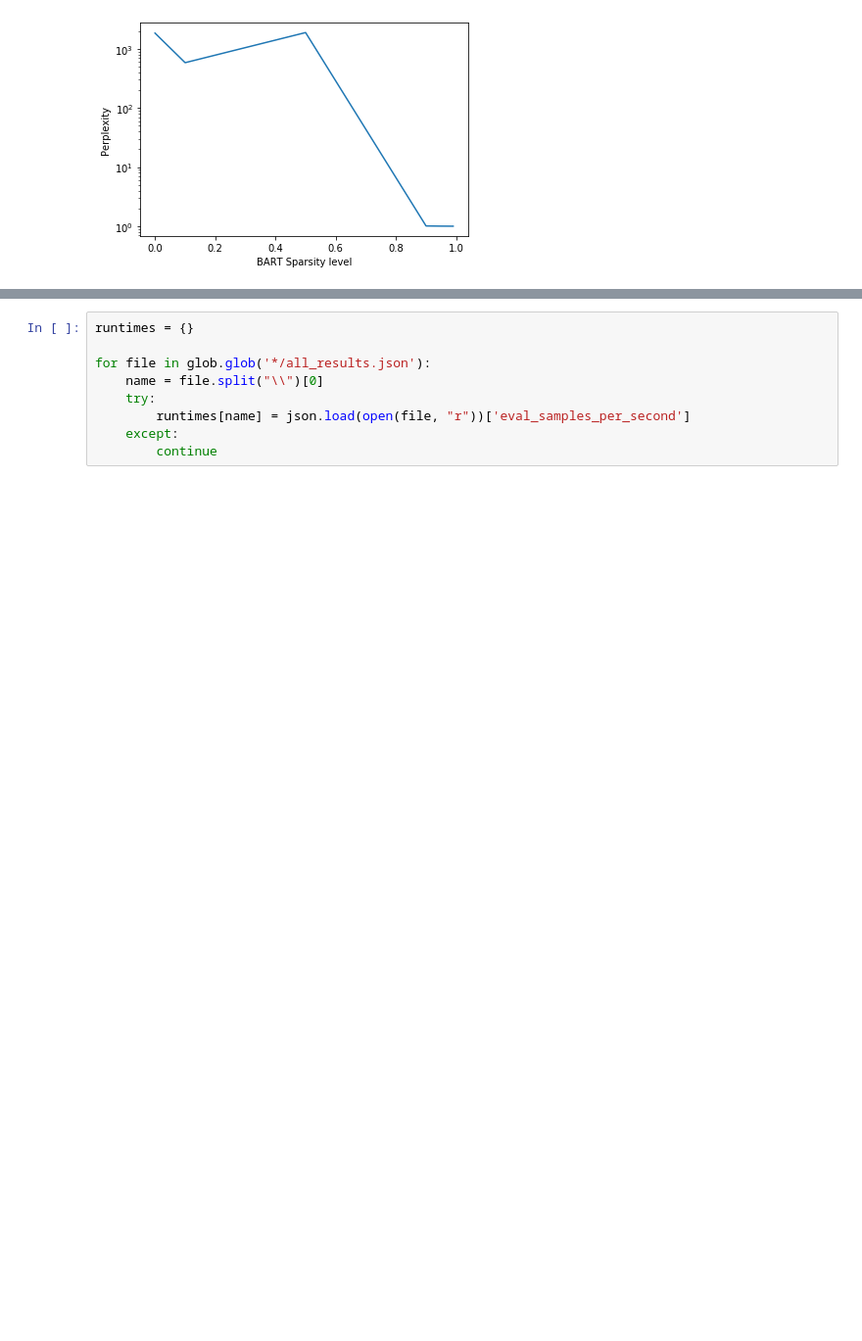
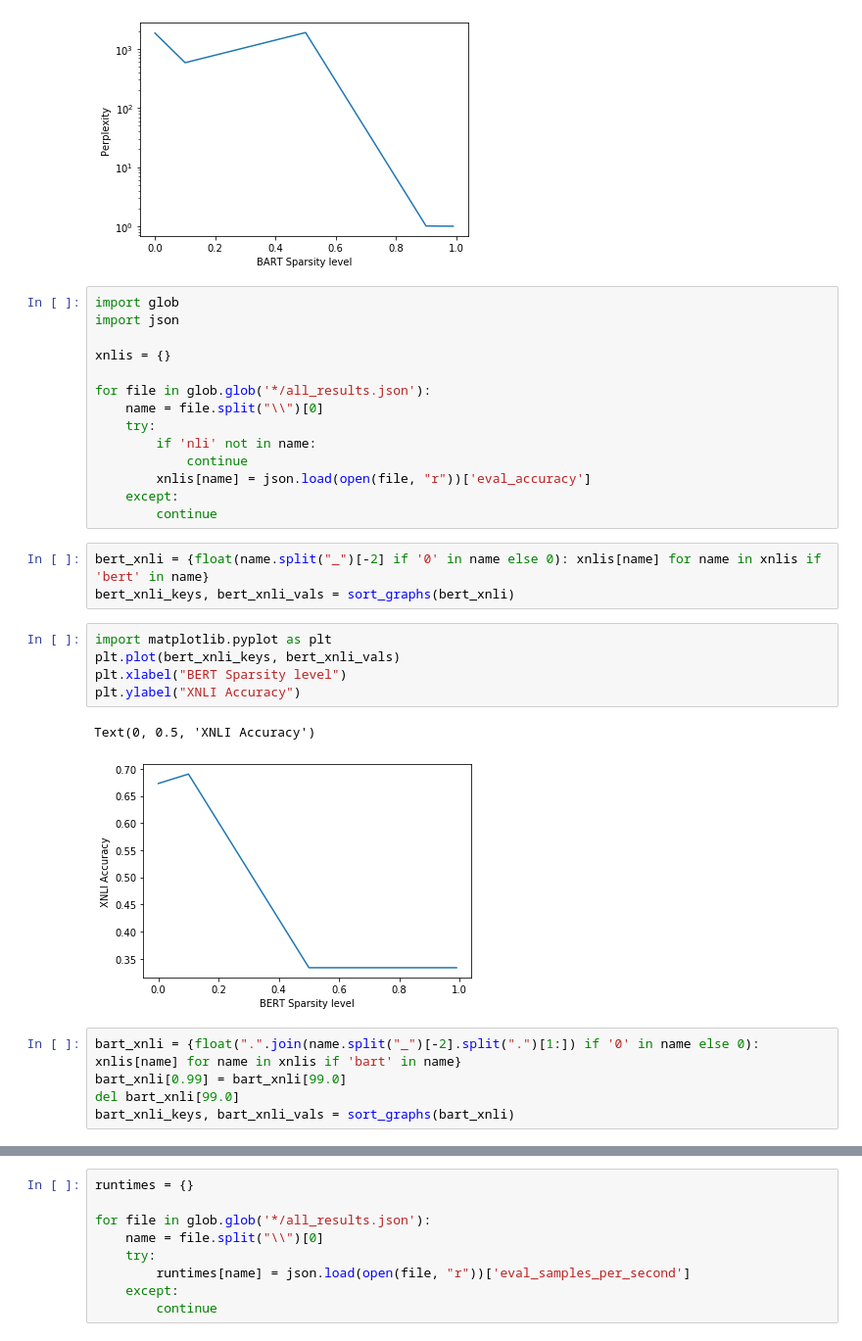
Before and after one commit to Oaklight/llm-sparsification-release, a Jupyter notebook: generate_plots.ipynb, the cells around one changed output, grey strips where cells are left out. Shown at 98% size. Saved outputs shown, nothing was run; the diff lists cells and outputs as text; blank space fills up the shorter version.

```diff
--- a/generate_plots.ipynb
+++ b/generate_plots.ipynb
@@ -69,3 +69,33 @@ plt.ylabel("Perplexity")
 plt.yscale('log')
 # %% [output]
 [figure]
+# %%
+import glob
+import json
+
+xnlis = {}
+
+for file in glob.glob('*/all_results.json'):
+    name = file.split("\\")[0]
+    try:
+        if 'nli' not in name:
+            continue
+        xnlis[name] = json.load(open(file, "r"))['eval_accuracy']
+    except:
+        continue
+# %%
+bert_xnli = {float(name.split("_")[-2] if '0' in name else 0): xnlis[name] for name in xnlis if 'bert' in name}
+bert_xnli_keys, bert_xnli_vals = sort_graphs(bert_xnli)
+# %%
+import matplotlib.pyplot as plt
+plt.plot(bert_xnli_keys, bert_xnli_vals)
+plt.xlabel("BERT Sparsity level")
+plt.ylabel("XNLI Accuracy")
+# %% [output]
+Text(0, 0.5, 'XNLI Accuracy')
+[figure, added]
+# %%
+bart_xnli = {float(".".join(name.split("_")[-2].split(".")[1:]) if '0' in name else 0): xnlis[name] for name in xnlis if 'bart' in name}
+bart_xnli[0.99] = bart_xnli[99.0]
+del bart_xnli[99.0]
+bart_xnli_keys, bart_xnli_vals = sort_graphs(bart_xnli)
```
Also changed, not shown: parts of 3 cells of this notebook.
